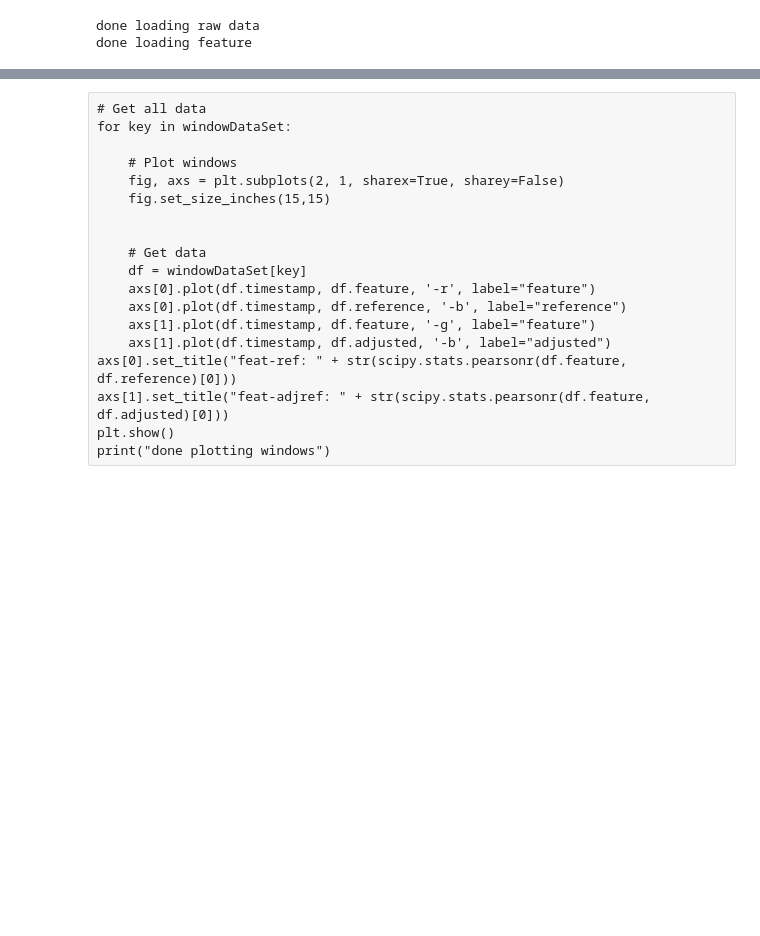
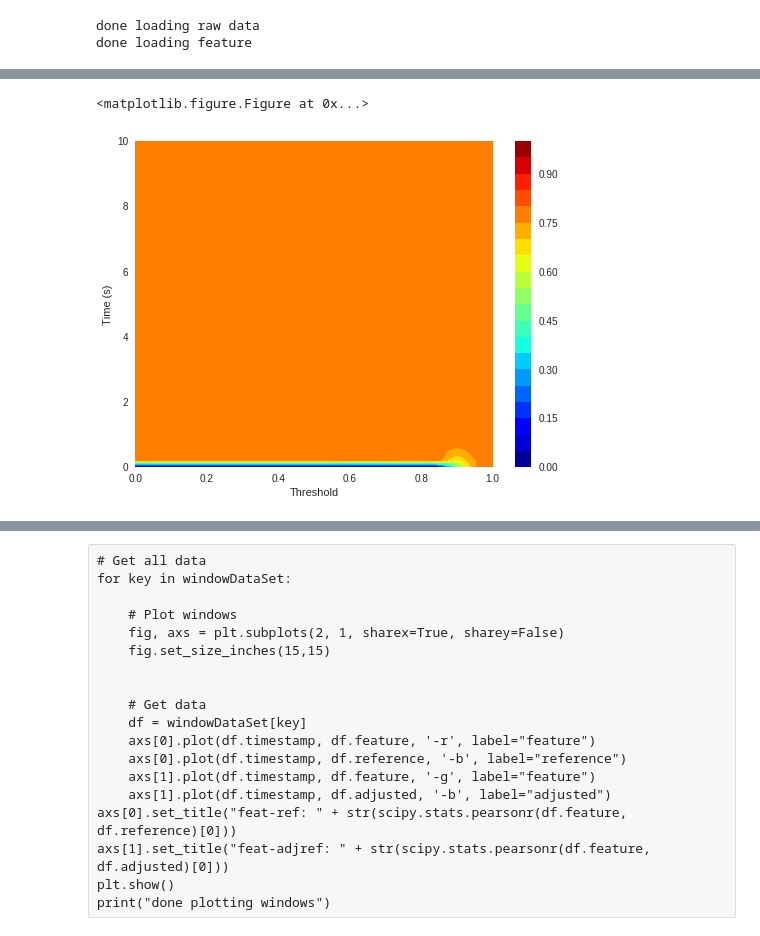
Before and after one commit to js0nwu/SeeSaw, a Jupyter notebook: Python/javaoffline_analyze/correlation_analyzer.ipynb, the cells around one changed output, grey strips where cells are left out. Cells and saved outputs as stored; diff of their text form; code cells hidden in the pictures; blank space fills up the shorter version.

```diff
--- a/Python/javaoffline_analyze/correlation_analyzer.ipynb
+++ b/Python/javaoffline_analyze/correlation_analyzer.ipynb
@@ -344,3 +352,54 @@ plt.savefig("3d_tp_" + ACTIVITY + ".png", bbox_inches="tight")
+# %%
+# this graph is used to generate the true positive graph
+
+precisions = []
+for th in thresholds:
+    for ti in range(len(times)):
+        ptime = times[ti]
+        if ptime < IGNORE_TIME / 1000:
+            continue
+        tp_rate = fps[th][ti] / ttot[th][ti]
+        prec = tp_rate
+        point = [th, ptime, prec]
+        precisions.append(point)
+precisions = np.array(precisions)
+xd = precisions[:,0]
+yd = precisions[:,1]
+zd = precisions[:,2]
+
+import matplotlib.mlab as mlab
+from mpl_toolkits.mplot3d import Axes3D
+from matplotlib.collections import PolyCollection
+from matplotlib.colors import colorConverter
+from matplotlib import cm
+
+
+plt.clf()
+fig = plt.figure(figsize=(8, 6))
+# ax = fig.gca(projection='3d')
+ax = fig.gca()
+xi = np.linspace(np.min(xd), np.max(xd))
+yi = np.linspace(np.min(yd), np.max(yd))
+X, Y = np.meshgrid(xi, yi)
+Z = mlab.griddata(xd, yd, zd, xi, yi, interp='linear')
+# Z = precisions
+# surf = ax.plot_surface(X, Y, Z, cmap=cm.jet)
+# ax.set_zlim3d(np.min(Z), np.max(Z))
+# fig.colorbar(surf)
+# contour = ax.contour(xd, yd, zd, cmap=cm.jet)
+contour = ax.contourf(X, Y, Z, np.linspace(0.0, 1.0, 21, endpoint=True), cmap=cm.jet)
+# contour = ax.contourf(X, Y, precisions, np.linspace(0.0, 1.0, 21, endpoint=True), cmap=cm.jet)
+
+fig.colorbar(contour)
+
+
+ax.set_xlabel("Threshold")
+ax.set_ylabel("Time (s)")
+# plt.savefig("3d_fp_" + ACTIVITY + ".png", bbox_inches="tight")
+plt.show()
+# %% [output]
+<matplotlib.figure.Figure at 0x...>
+[figure, added]
 # %%
 # this block is used to generate the false positives per hour 3d graph
 
```
Also changed, not shown: parts of 7 cells of this notebook, 3 other files.
